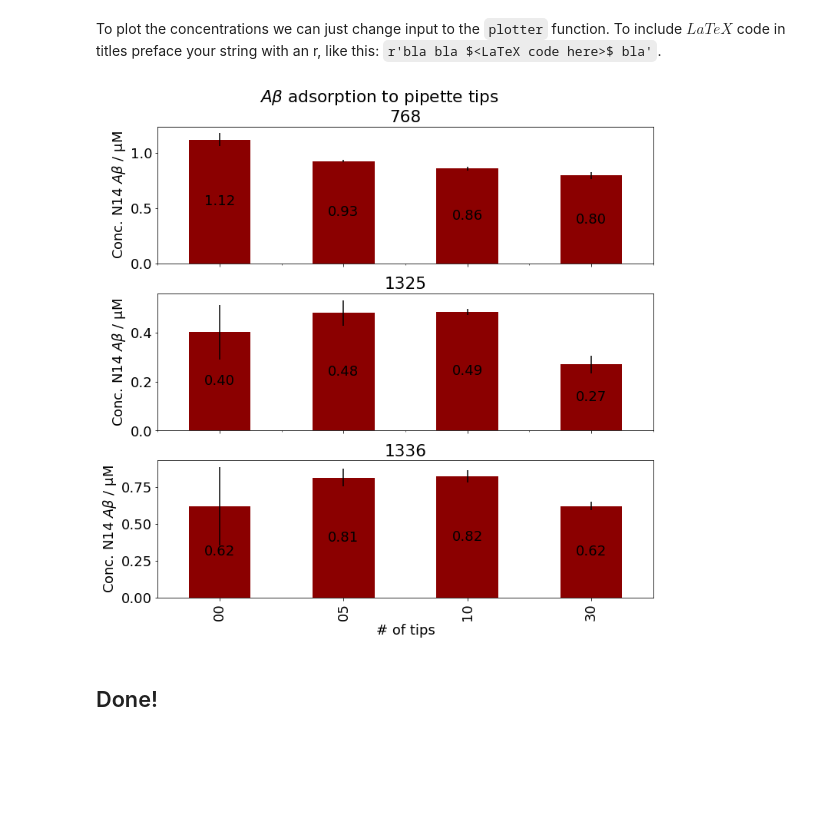
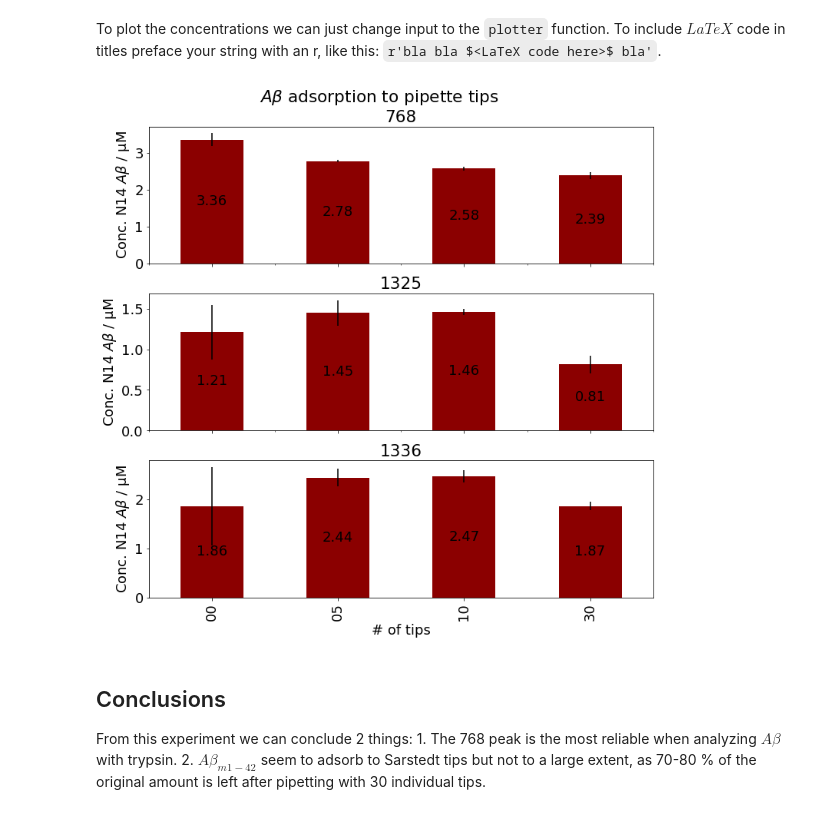
Before and after one commit to teokem/project-work-2021-MaxLindberg, a Jupyter notebook: Notebook.ipynb, the cells around one changed output. Saved outputs shown, nothing was run; the diff lists cells and outputs as text; code cells hidden in the pictures; blank space fills up the shorter version.

Commit message:
Improved documentation according to teacher feedback. Also fixed a mistake where ratios where plotted as concentrations in last plot.

```diff
--- a/Notebook.ipynb
+++ b/Notebook.ipynb
@@ -232,8 +312,9 @@ if dev_mode:
 To plot the concentrations we can just change input to the `plotter` function.
 To include $LaTeX$ code in titles preface your string with an r, like this: `r'bla bla $<LaTeX code here>$ bla'`.
 # %%
-plotter(ratios_way2,3,['768','1325','1336'],"# of tips",r'$A\beta$ adsorption to pipette tips',r'Conc. N14 $A\beta$ / µM','Concentrations')
+plotter(conc_way2,3,['768','1325','1336'],"# of tips",r'$A\beta$ adsorption to pipette tips',r'Conc. N14 $A\beta$ / µM','Concentrations')
 # %% [output]
-[figure, old version]
+[figure, new version]
-# %% [markdown]
-## Done!
+# %% [markdown]
+## Conclusions
+From this experiment we can conclude 2 things: 1. The 768 peak is the most reliable when analyzing $A\beta$ with trypsin. 2. $A\beta_{m1-42}$ seem to adsorb to Sarstedt tips but not to a large extent, as 70-80 % of the original amount is left after pipetting with 30 individual tips.
```
Also changed, not shown: parts of 15 cells of this notebook, 15 other files.
